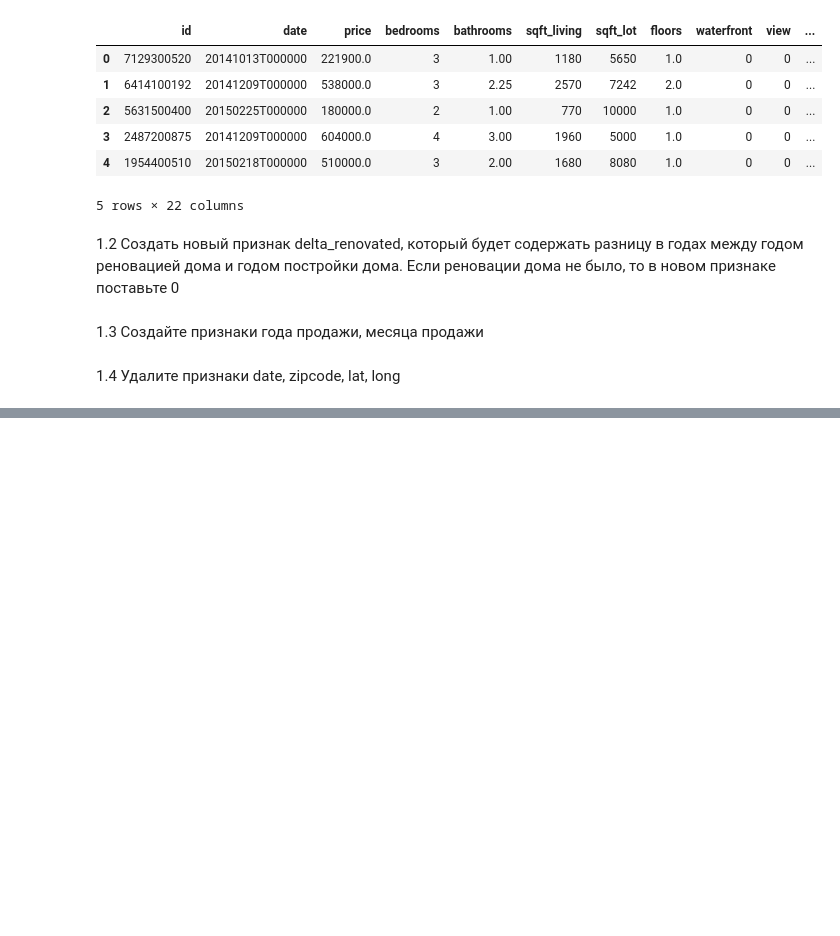
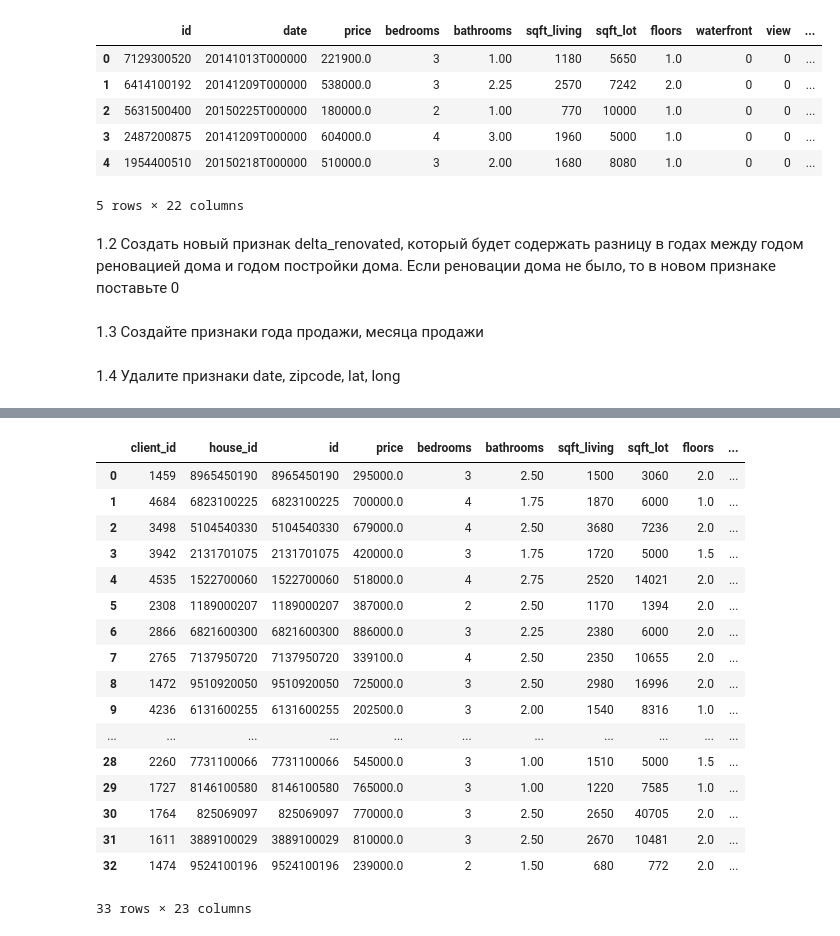
Before and after one commit to machinajg/Homework_3_pandas, a Jupyter notebook: Homework_3_pandas.ipynb, the cells around one changed output, grey strips where cells are left out. Drawn from its saved outputs; the diff is of its cells as text; code cells hidden in the pictures; blank space fills up the shorter version.

```diff
--- a/Homework_3_pandas.ipynb
+++ b/Homework_3_pandas.ipynb
@@ -55,0 +103,23 @@ df.drop(columns = ['date', 'zipcode', 'lat', 'long'], inplace = True)
+# %%
+merged_table = clients.merge(df, left_on = 'house_id', right_on = 'id')
+# %%
+merged_table
+# %% [output]
+|  | client_id | house_id | id | price | bedrooms | bathrooms | sqft_living | sqft_lot | floors | ... |
+| 0 | 1459 | 8965450190 | 8965450190 | 295000.0 | 3 | 2.50 | 1500 | 3060 | 2.0 | ... |
+| 1 | 4684 | 6823100225 | 6823100225 | 700000.0 | 4 | 1.75 | 1870 | 6000 | 1.0 | ... |
+| 2 | 3498 | 5104540330 | 5104540330 | 679000.0 | 4 | 2.50 | 3680 | 7236 | 2.0 | ... |
+| 3 | 3942 | 2131701075 | 2131701075 | 420000.0 | 3 | 1.75 | 1720 | 5000 | 1.5 | ... |
+| 4 | 4535 | 1522700060 | 1522700060 | 518000.0 | 4 | 2.75 | 2520 | 14021 | 2.0 | ... |
+| 5 | 2308 | 1189000207 | 1189000207 | 387000.0 | 2 | 2.50 | 1170 | 1394 | 2.0 | ... |
+| 6 | 2866 | 6821600300 | 6821600300 | 886000.0 | 3 | 2.25 | 2380 | 6000 | 2.0 | ... |
+| 7 | 2765 | 7137950720 | 7137950720 | 339100.0 | 4 | 2.50 | 2350 | 10655 | 2.0 | ... |
+| 8 | 1472 | 9510920050 | 9510920050 | 725000.0 | 3 | 2.50 | 2980 | 16996 | 2.0 | ... |
+| 9 | 4236 | 6131600255 | 6131600255 | 202500.0 | 3 | 2.00 | 1540 | 8316 | 1.0 | ... |
+| ... | ... | ... | ... | ... | ... | ... | ... | ... | ... | ... |
+| 28 | 2260 | 7731100066 | 7731100066 | 545000.0 | 3 | 1.00 | 1510 | 5000 | 1.5 | ... |
+| 29 | 1727 | 8146100580 | 8146100580 | 765000.0 | 3 | 1.00 | 1220 | 7585 | 1.0 | ... |
+| 30 | 1764 | 825069097 | 825069097 | 770000.0 | 3 | 2.50 | 2650 | 40705 | 2.0 | ... |
+| 31 | 1611 | 3889100029 | 3889100029 | 810000.0 | 3 | 2.50 | 2670 | 10481 | 2.0 | ... |
+| 32 | 1474 | 9524100196 | 9524100196 | 239000.0 | 2 | 1.50 | 680 | 772 | 2.0 | ... |
+33 rows × 23 columns
```
Also changed, not shown: parts of 7 cells of this notebook, 1 other file.
